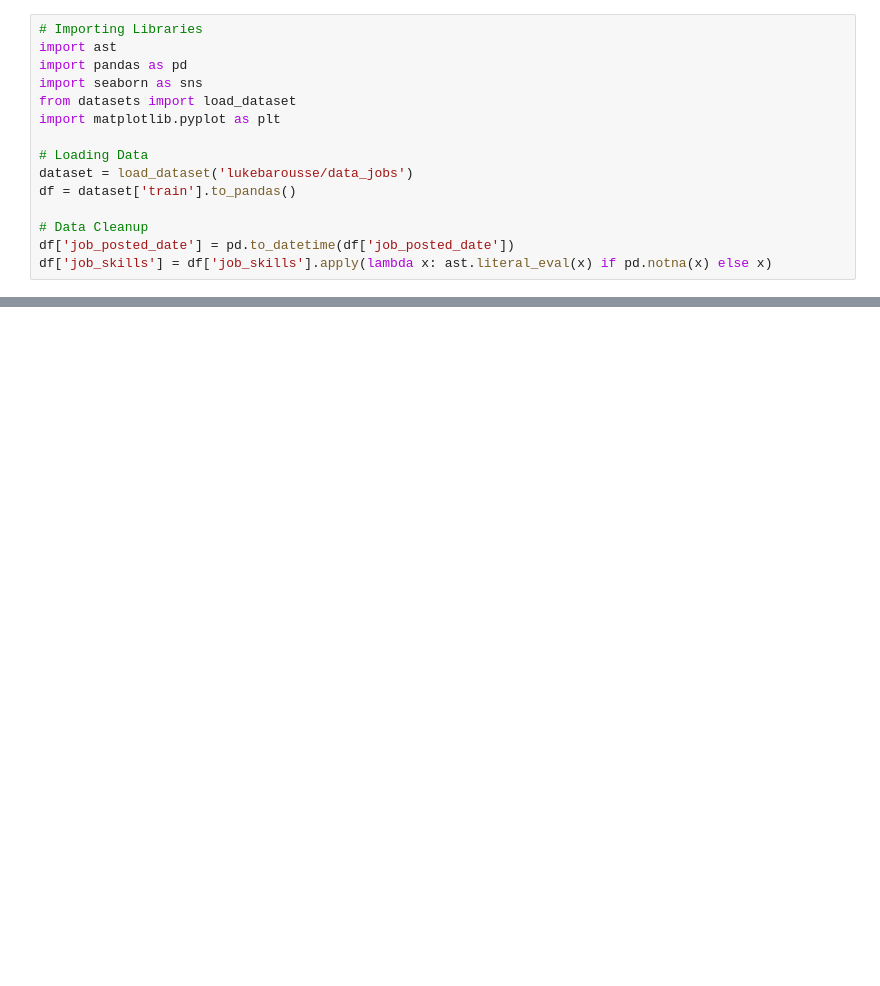
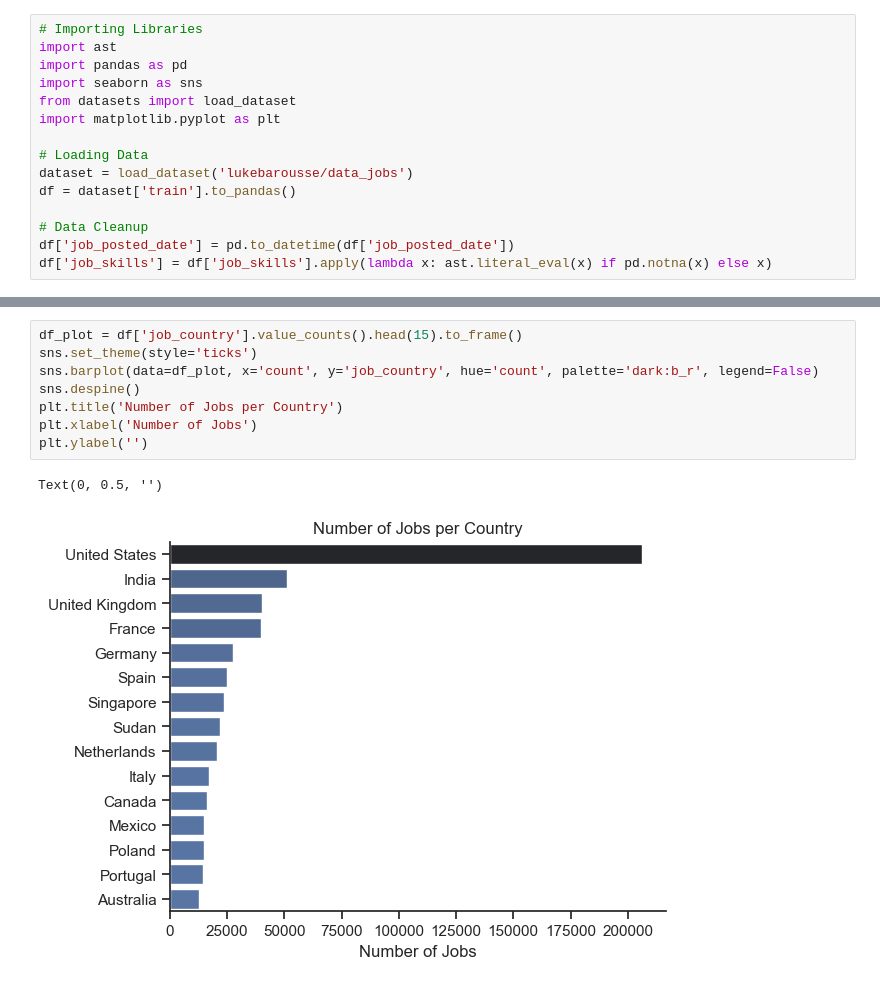
Before and after one commit to medalilou/2_Project, a Jupyter notebook: 1_IDA_Intro.ipynb, the cells around one changed output, grey strips where cells are left out. Drawn from its saved outputs; the diff is of its cells as text; blank space fills up the shorter version.

```diff
--- a/1_IDA_Intro.ipynb
+++ b/1_IDA_Intro.ipynb
@@ -15,0 +27,11 @@ df['job_skills'] = df['job_skills'].apply(lambda x: ast.literal_eval(x) if pd.no
+# %%
+df_plot = df['job_country'].value_counts().head(15).to_frame()
+sns.set_theme(style='ticks')
+sns.barplot(data=df_plot, x='count', y='job_country', hue='count', palette='dark:b_r', legend=False)
+sns.despine()
+plt.title('Number of Jobs per Country')
+plt.xlabel('Number of Jobs')
+plt.ylabel('')
+# %% [output]
+Text(0, 0.5, '')
+[figure, added]
```
Also changed, not shown: parts of 7 cells of this notebook.
